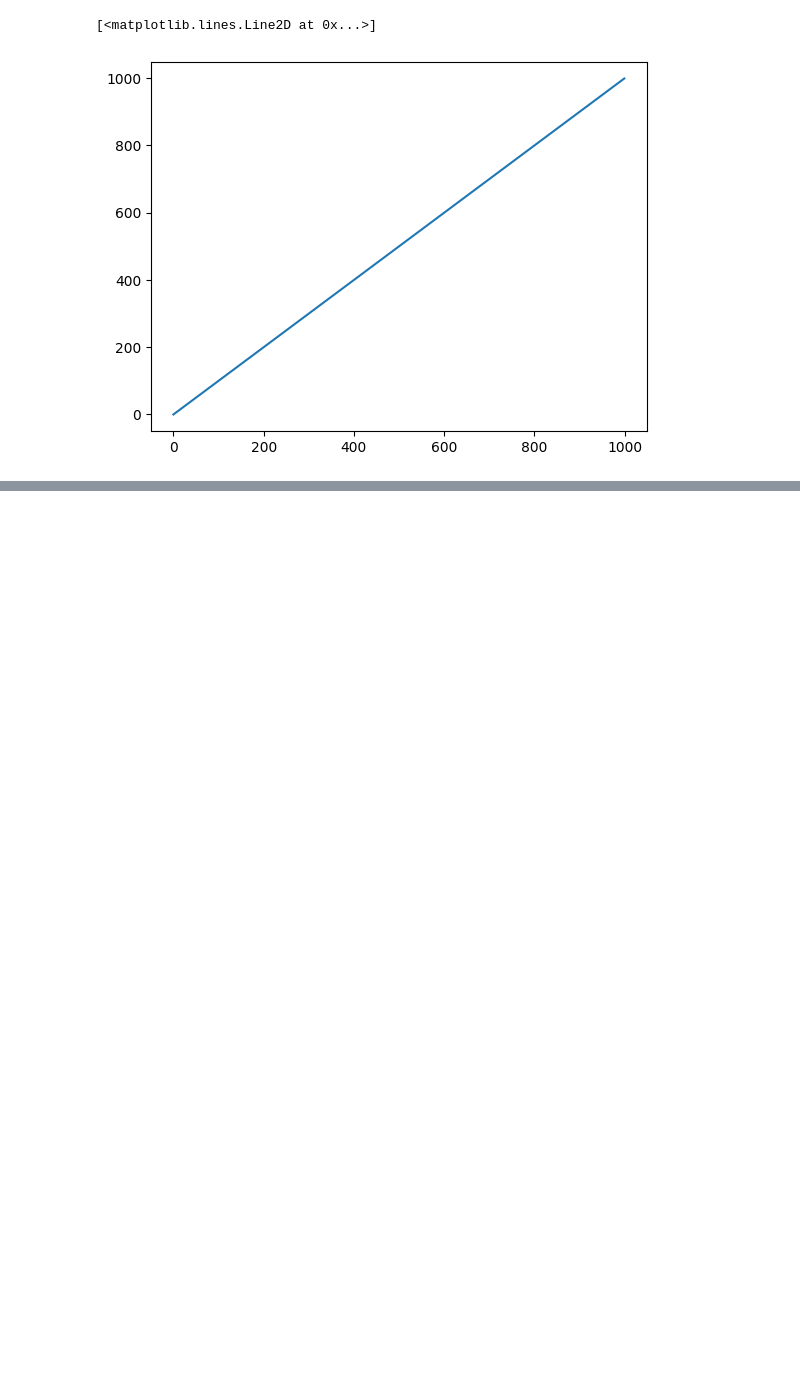
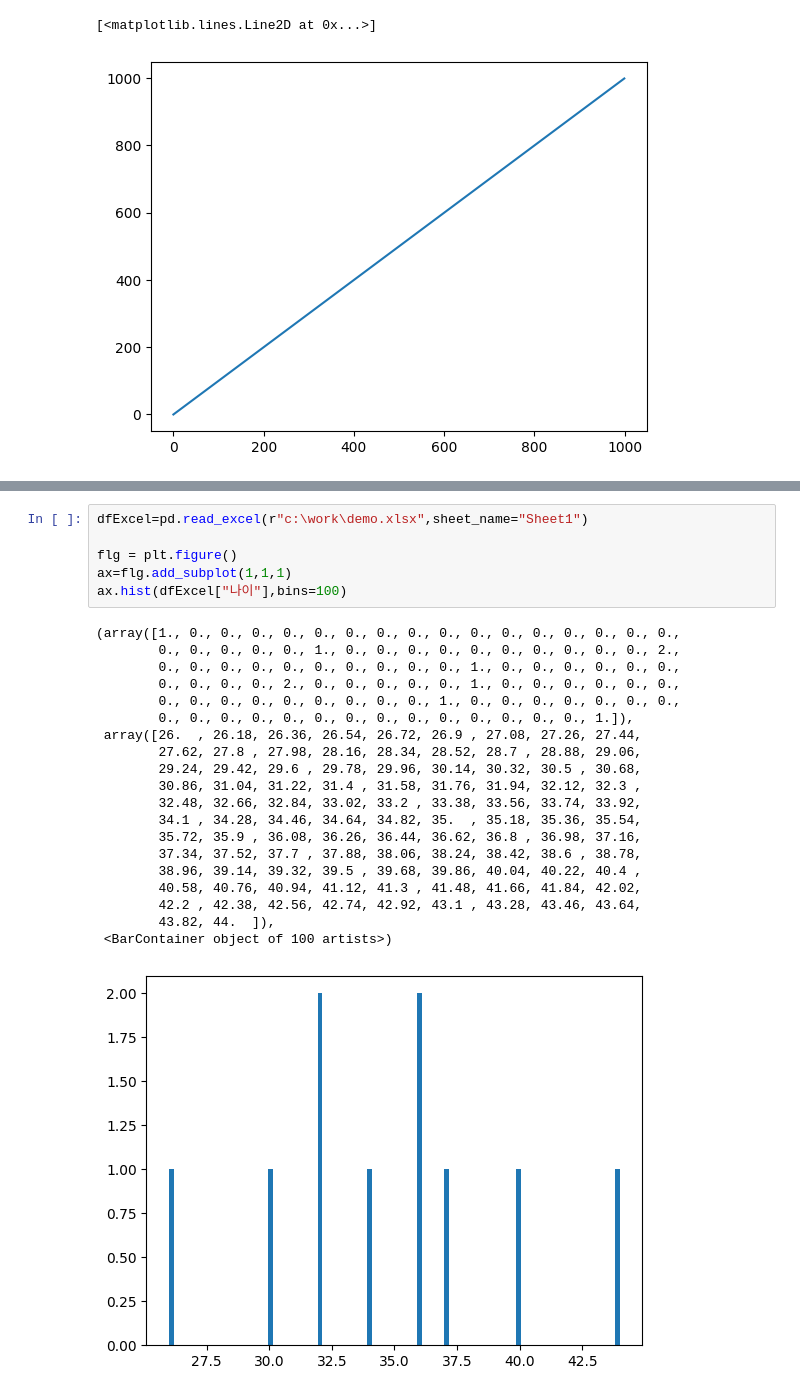
Before and after one commit to faith0007/python260527, a Jupyter notebook: DemoPandas.ipynb, the cells around one changed output, grey strips where cells are left out. Drawn from its saved outputs; the diff is of its cells as text; blank space fills up the shorter version.

```diff
--- a/DemoPandas.ipynb
+++ b/DemoPandas.ipynb
@@ -12,0 +124,27 @@ plt.plot(np.arange(1000))
+# %%
+dfExcel=pd.read_excel(r"c:\work\demo.xlsx",sheet_name="Sheet1")
+
+flg = plt.figure()
+ax=flg.add_subplot(1,1,1)
+ax.hist(dfExcel["나이"],bins=100)
+# %% [output]
+(array([1., 0., 0., 0., 0., 0., 0., 0., 0., 0., 0., 0., 0., 0., 0., 0., 0.,
+        0., 0., 0., 0., 0., 1., 0., 0., 0., 0., 0., 0., 0., 0., 0., 0., 2.,
+        0., 0., 0., 0., 0., 0., 0., 0., 0., 0., 1., 0., 0., 0., 0., 0., 0.,
+        0., 0., 0., 0., 2., 0., 0., 0., 0., 0., 1., 0., 0., 0., 0., 0., 0.,
+        0., 0., 0., 0., 0., 0., 0., 0., 0., 1., 0., 0., 0., 0., 0., 0., 0.,
+        0., 0., 0., 0., 0., 0., 0., 0., 0., 0., 0., 0., 0., 0., 1.]),
+ array([26.  , 26.18, 26.36, 26.54, 26.72, 26.9 , 27.08, 27.26, 27.44,
+        27.62, 27.8 , 27.98, 28.16, 28.34, 28.52, 28.7 , 28.88, 29.06,
+        29.24, 29.42, 29.6 , 29.78, 29.96, 30.14, 30.32, 30.5 , 30.68,
+        30.86, 31.04, 31.22, 31.4 , 31.58, 31.76, 31.94, 32.12, 32.3 ,
+        32.48, 32.66, 32.84, 33.02, 33.2 , 33.38, 33.56, 33.74, 33.92,
+        34.1 , 34.28, 34.46, 34.64, 34.82, 35.  , 35.18, 35.36, 35.54,
+        35.72, 35.9 , 36.08, 36.26, 36.44, 36.62, 36.8 , 36.98, 37.16,
+        37.34, 37.52, 37.7 , 37.88, 38.06, 38.24, 38.42, 38.6 , 38.78,
+        38.96, 39.14, 39.32, 39.5 , 39.68, 39.86, 40.04, 40.22, 40.4 ,
+        40.58, 40.76, 40.94, 41.12, 41.3 , 41.48, 41.66, 41.84, 42.02,
+        42.2 , 42.38, 42.56, 42.74, 42.92, 43.1 , 43.28, 43.46, 43.64,
+        43.82, 44.  ]),
+ <BarContainer object of 100 artists>)
+[figure, added]
```
Also changed, not shown: parts of 11 cells of this notebook, 15 other files.
